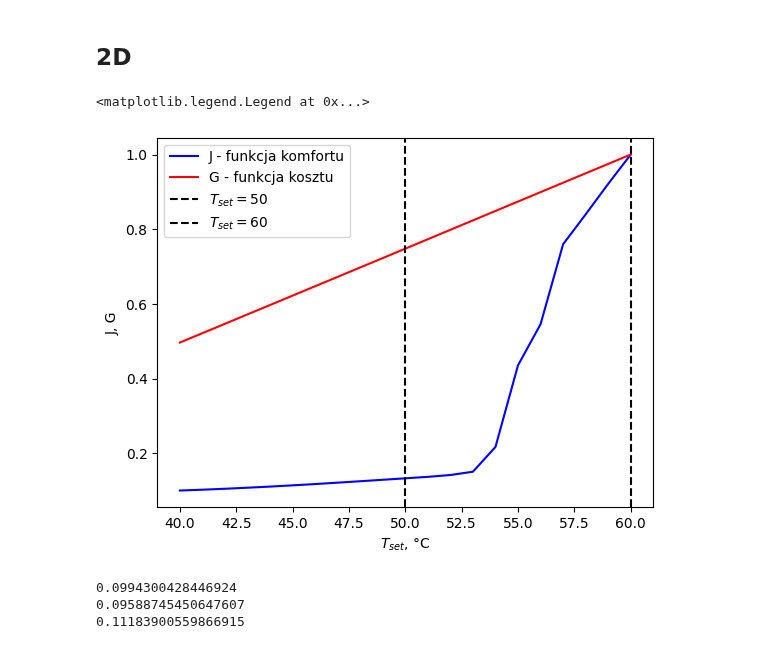
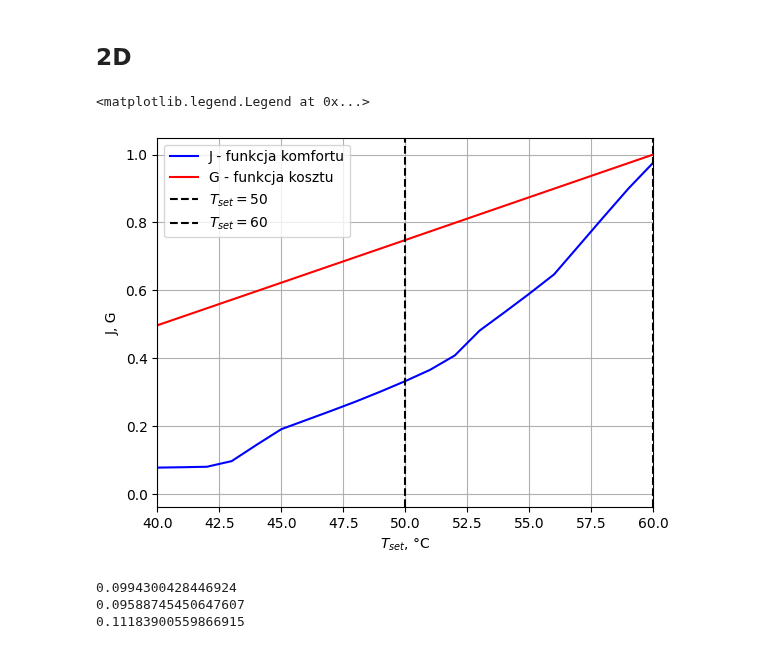
Before and after one commit to KulsonKula/Analiza-i-modelowanie-procesow-zwiazanych-z-systemem-centralnego-ogrzewania, a Jupyter notebook: Kod/Symulacja.IPYNB, the cells around one changed output. Saved outputs shown, nothing was run; the diff lists cells and outputs as text; code cells hidden in the pictures.

```diff
--- a/Kod/Symulacja.IPYNB
+++ b/Kod/Symulacja.IPYNB
@@ -39,7 +39,7 @@ F_in=F_in/próbkowanie
 [figure]
 # %%
 T_set=50                            # temperatura zadana
-delta_t=4                           # czułość regulatora
+delta_t=2                           # czułość regulatora
 temp_in=10                          # temperatura wody wejściowej
 TEMP_OUT=25.5                       # temperatura zewnętrzna
 
@@ -181,11 +181,11 @@ J
 # %% [markdown]
 ## 2D
 # %%
-T_set_wybrane = np.arange(40, 61) # od 40 do 60
+T_set_wybrane = np.arange(20, 61) # od 40 do 60
 G_all=np.array([])
 J_all=np.array([])
 
-delta_t=4
+delta_t=2
 
 for t_set in T_set_wybrane:
         Two_1 = np.array([TWO_1_SET])
@@ -251,19 +251,21 @@ for t_set in T_set_wybrane:
 # %%
 J_all_norm=J_all/J_all.max()
 G_all_norm=G_all/G_all.max()
 
 
 plt.plot(T_set_wybrane, J_all_norm,color='blue', label='J - funkcja komfortu')
 plt.plot(T_set_wybrane, G_all_norm,color='red', label='G - funkcja kosztu')
 plt.axvline(x=50, color='black', linestyle='--', label='$T_{set}=50$')
 plt.axvline(x=60, color='black', linestyle='--', label='$T_{set}=60$')
 
+plt.grid(True)
 plt.ylabel('J, G')
+plt.xlim(40,60)
 plt.xlabel('$T_{set}$, \u00b0C')
 plt.legend(loc='upper left')
 # %% [output]
 <matplotlib.legend.Legend at 0x...>
-[figure, old version]
+[figure, new version]
 # %%
 J_wagi=0.1
 G_wagi=0.9
```
Also changed, not shown: parts of 1 cell of this notebook, 8 other files.
